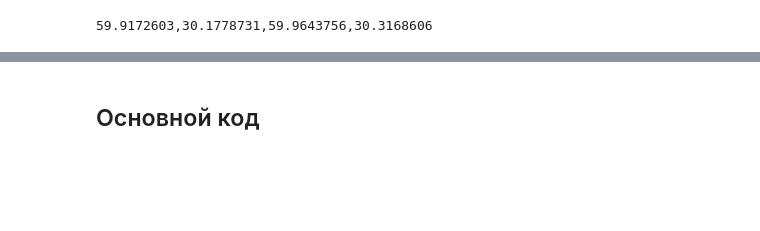
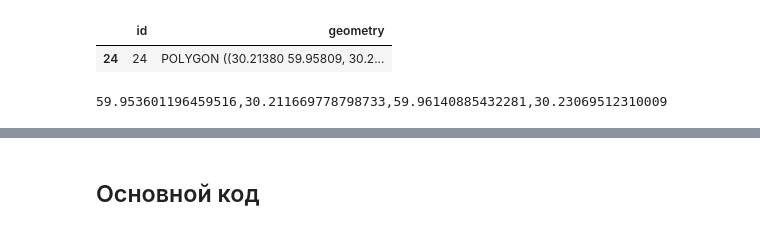
Before and after one commit to aimclub/blocksnet, a Jupyter notebook: examples/Free_area.ipynb, the cells around one changed output, grey strips where cells are left out. Saved outputs shown, nothing was run; the diff lists cells and outputs as text; code cells hidden in the pictures; blank space fills up the shorter version.

```diff
--- a/examples/Free_area.ipynb
+++ b/examples/Free_area.ipynb
@@ -15 +12,6 @@ from shapely.geometry import Polygon
+# %%
+STREETS_FILE_URL = "https://drive.google.com/file/d/1bUT1E-QSbG1vpSNM2dOG2-LEVXSrPdo3/view?usp=sharing"
+BUFFER_SIZE = 10
+projection = 32638
+new_crs = "EPSG:4326"
 # %%
@@ -19,3 +21,12 @@ territory_gdf = gpd.read_file(territory_geojson)
+# %%
+gdf = gpd.read_file('data/blocks.geojson')
+gdf = gdf.to_crs(new_crs)
+test = gdf.iloc[24]
+territory_gdf = gpd.GeoDataFrame([test])
+territory_gdf
+# %% [output]
+|  | id | geometry |
+| 24 | 24 | POLYGON ((30.21380 59.95809, 30.2... |
 # %%
 def minimum_convex_quadrilateral(geometry):
     if geometry.geom_type == 'Polygon':
@@ -28,11 +39,11 @@ polygon = gpd.GeoDataFrame()
 polygon['geometry'] = territory_gdf['geometry'].apply(minimum_convex_quadrilateral)
 # Установить 'geometry' как активную геометрию
 polygon = polygon.set_geometry('geometry')
+
+coordinate = ','.join(map(str, [polygon.total_bounds[1],
+                                    polygon.total_bounds[0],
+                                    polygon.total_bounds[3],
+                                    polygon.total_bounds[2]]))
+print(coordinate)
+# %% [output]
+59.953601196459516,30.211669778798733,59.96140885432281,30.23069512310009
-# %%
-coordinate_str = ','.join(map(str, [territory_gdf.total_bounds[1],
-                                    territory_gdf.total_bounds[0],
-                                    territory_gdf.total_bounds[3],
-                                    territory_gdf.total_bounds[2]]))
-print(coordinate_str)
-# %% [output]
-59.9172603,30.1778731,59.9643756,30.3168606
```
Also changed, not shown: parts of 35 cells of this notebook.
